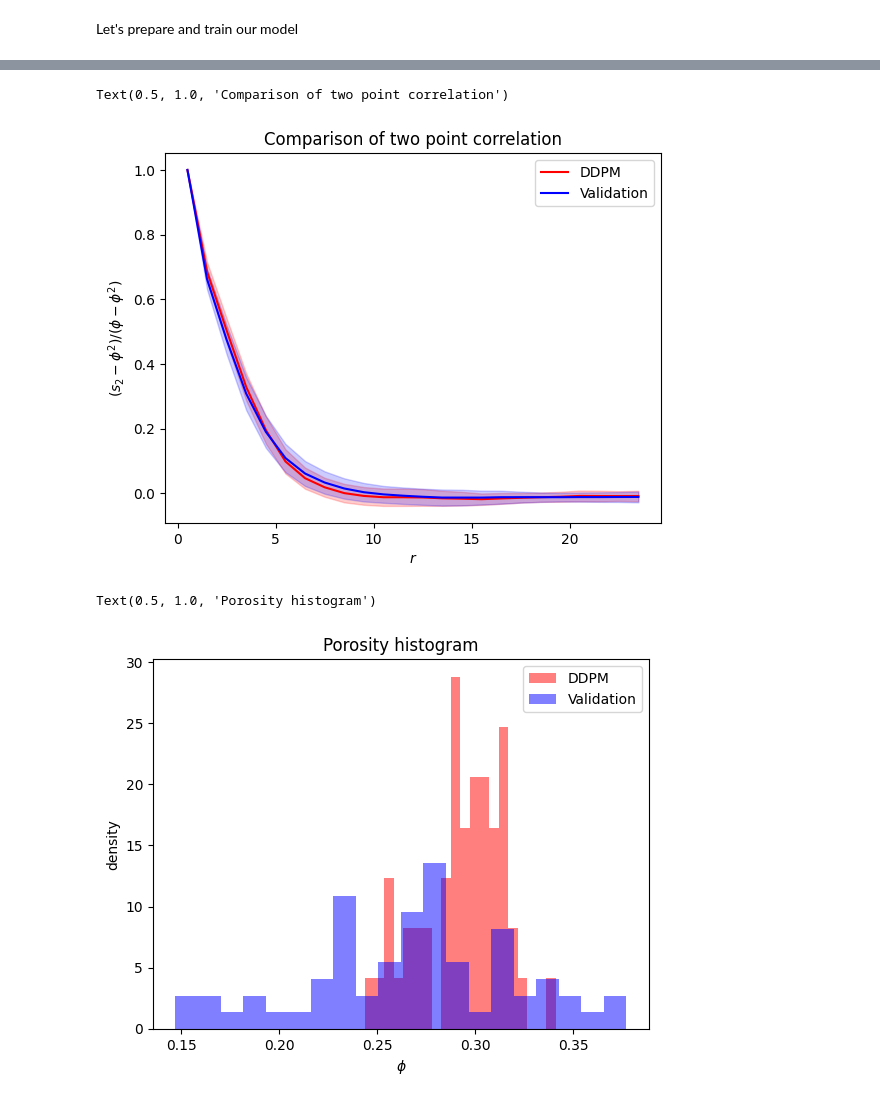
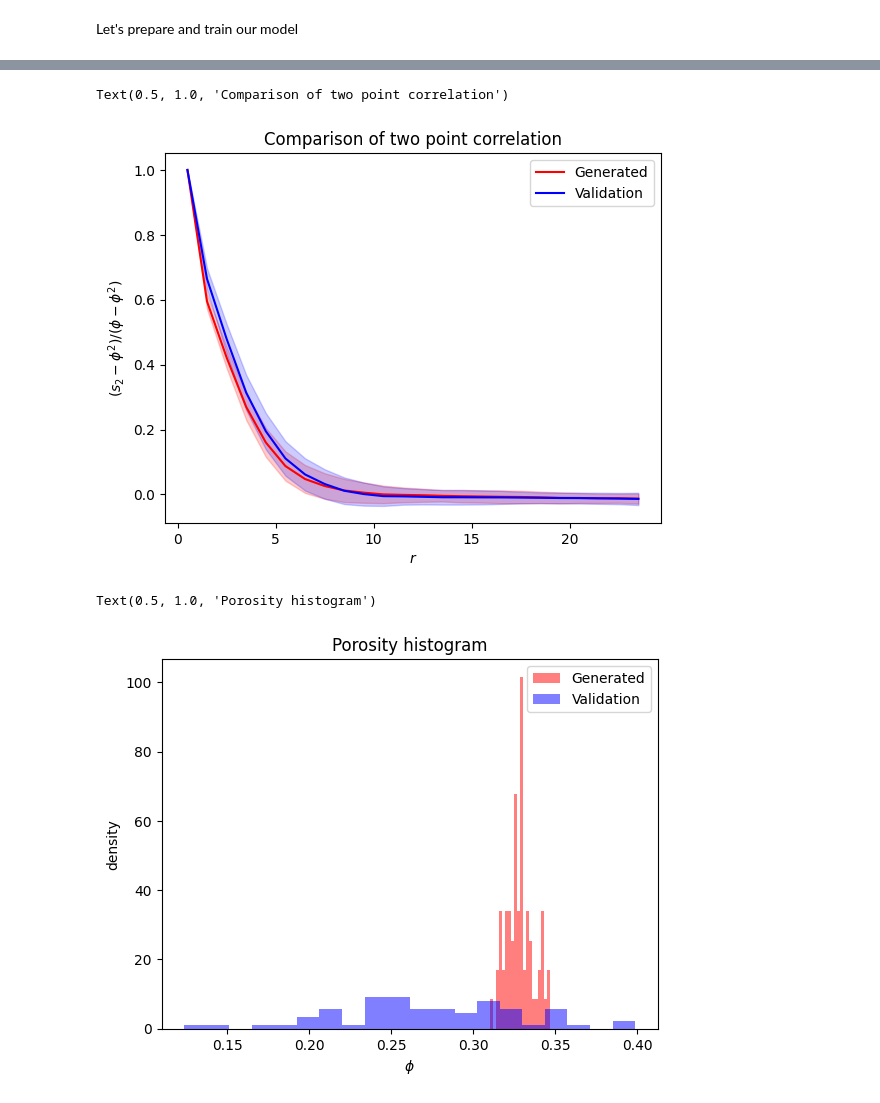
Before and after one commit to Lacadame/PoreGen, a Jupyter notebook: notebooks/tutorials/0001-basic-usage.ipynb, the cells around one changed output, grey strips where cells are left out. Drawn from its saved outputs; the diff is of its cells as text; code cells hidden in the pictures.

```diff
--- a/notebooks/tutorials/0001-basic-usage.ipynb
+++ b/notebooks/tutorials/0001-basic-usage.ipynb
@@ -217,7 +162,8 @@ sampler = poregen.models.DDPMSampler(loaded_module.model,
+# %%
+sample_history = loaded_module.sample(nsamples=64, shape=[1, 48, 48], record_history=True)
+samples = sample_history[-1]
 # %%
-samples_from_ddpm = torch.cat([
-                        sampler.sample(nsamples=16, device="cuda").cpu() for i in range(4)],
-                    axis=0)
-samples_from_validation = torch.stack([
+samples_validation = torch.stack([
                             val_dataset[i] for i in range(16*4)
                         ], axis=0)
+sample_history.shape, samples.shape, samples_validation.shape
@@ -226,8 +176,8 @@ def binarize(x):
     dims = list(range(1, len(x.shape)))
     return x > (x.mean(dim=dims, keepdim=True))
 
-samples_from_ddpm_binarized = binarize(samples_from_ddpm)
-samples_from_validation_binarized = binarize(samples_from_validation)
+samples_binarized = binarize(samples)
+samples_validation_binarized = binarize(samples_validation)
 # %%
 def scaled_tpc(tpc):
     x = tpc.distance
@@ -331,13 +231,13 @@ std_ys_ddpm_filtered = np.std(np.stack(ys_ddpm_list_filtered, axis=0), 0)
 mean_ys_valid = np.mean(np.stack(ys_valid_list, axis=0), 0)
 std_ys_valid = np.std(np.stack(ys_valid_list, axis=0), 0)
 # %%
-plt.fill_between(xs_ddpm,
-                 y1=mean_ys_ddpm_filtered-1*std_ys_ddpm_filtered,
-                 y2=mean_ys_ddpm_filtered+1*std_ys_ddpm_filtered, color='red', alpha=0.2)
+plt.fill_between(xs_generated,
+                 y1=mean_ys_generated-1*std_ys_generated,
+                 y2=mean_ys_generated+1*std_ys_generated, color='red', alpha=0.2)
 plt.fill_between(xs_valid,
                  y1=mean_ys_valid-1*std_ys_valid,
                  y2=mean_ys_valid+1*std_ys_valid, color='blue', alpha=0.2)
-plt.plot(xs_ddpm, mean_ys_ddpm_filtered, color='red', label='DDPM')
+plt.plot(xs_generated, mean_ys_generated, color='red', label='Generated')
 plt.plot(xs_valid, mean_ys_valid, color='blue', label='Validation')
 plt.xlabel(r"$r$")
 plt.ylabel(r"$(s_2 - \phi^2)/(\phi - \phi^2)$")
@@ -346,19 +246,19 @@ plt.title("Comparison of two point correlation")
 # plt.savefig(FIGURESPATH/"06122022-tpc.jpg")
 # %% [output]
 Text(0.5, 1.0, 'Comparison of two point correlation')
-[figure, old version]
+[figure, new version]
 # %%
-porosity_net = [porespy.metrics.porosity(~x) for x in samples_from_ddpm_binarized.squeeze(1)]
-porosity_net_filtered = [porespy.metrics.porosity(~x) for x in samples_from_ddpm_binarized_filtered.squeeze(1)]
-porosity_true = [porespy.metrics.porosity(~x) for x in samples_from_validation_binarized.squeeze(1)]
+porosity_net = [porespy.metrics.porosity(~x) for x in samples_binarized.squeeze(1).cpu()]
+porosity_net_filtered = [porespy.metrics.porosity(~x) for x in samples_binarized.squeeze(1).cpu()]
+porosity_true = [porespy.metrics.porosity(~x) for x in samples_validation_binarized.squeeze(1)]
 # %%
-plt.hist(porosity_net_filtered, bins=20, alpha=0.5, color='red', density=True, label='DDPM');
+plt.hist(porosity_net_filtered, bins=20, alpha=0.5, color='red', density=True, label='Generated');
 plt.hist(porosity_true, bins=20, alpha=0.5, color='blue', density=True, label='Validation');
 plt.xlabel(r"$\phi$")
 plt.ylabel("density")
 plt.legend()
 plt.title("Porosity histogram")
 # plt.savefig(FIGURESPATH/"06122022-porosity.jpg")
 # %% [output]
 Text(0.5, 1.0, 'Porosity histogram')
-[figure, old version]
+[figure, new version]
```
Also changed, not shown: parts of 17 cells of this notebook, 6 other files.
